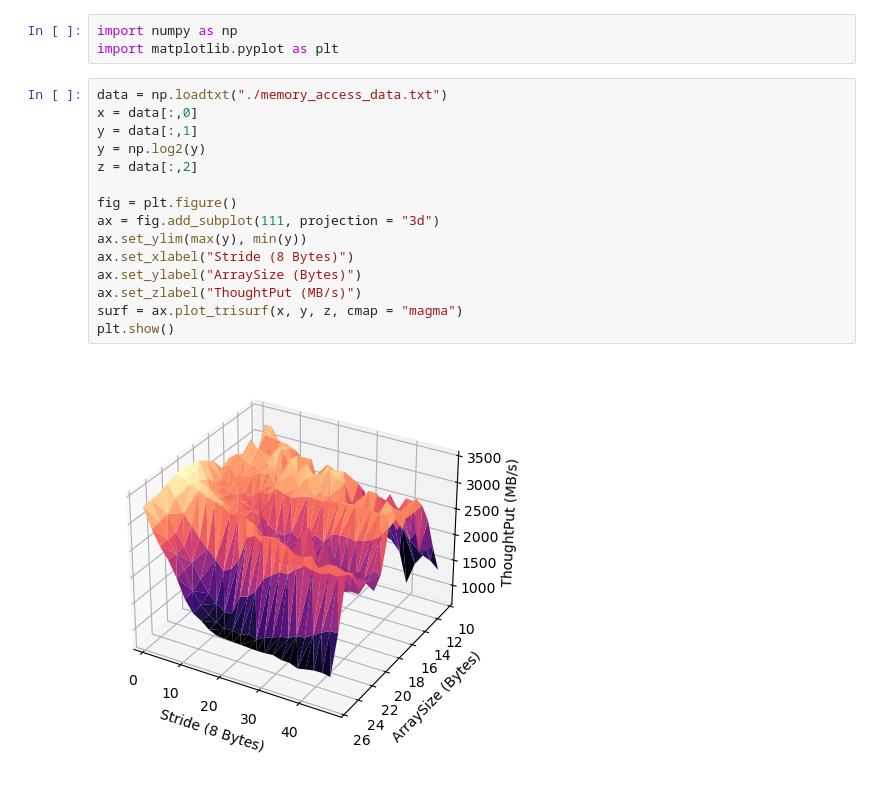
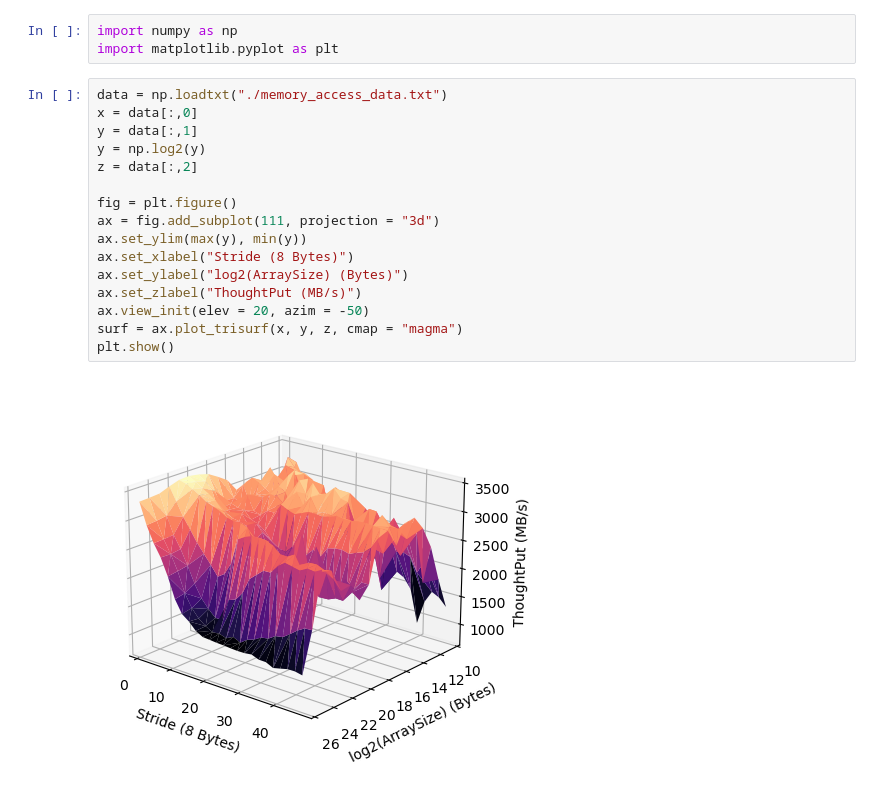
Before and after one commit to cthye/System_Profiler, a Jupyter notebook: stat/plot.ipynb, the cells around one changed output. Drawn from its saved outputs; the diff is of its cells as text.

Commit message:
update plot

```diff
--- a/stat/plot.ipynb
+++ b/stat/plot.ipynb
@@ -4,19 +4,20 @@ import matplotlib.pyplot as plt
 # %%
 data = np.loadtxt("./memory_access_data.txt")
 x = data[:,0]
 y = data[:,1]
 y = np.log2(y)
 z = data[:,2]
 
 fig = plt.figure()
 ax = fig.add_subplot(111, projection = "3d")
 ax.set_ylim(max(y), min(y))
 ax.set_xlabel("Stride (8 Bytes)")
-ax.set_ylabel("ArraySize (Bytes)")
+ax.set_ylabel("log2(ArraySize) (Bytes)")
 ax.set_zlabel("ThoughtPut (MB/s)")
+ax.view_init(elev = 20, azim = -50)
 surf = ax.plot_trisurf(x, y, z, cmap = "magma")
 plt.show()
 # %% [output]
-[figure, old version]
+[figure, new version]
 # %%
 fig, ax = plt.subplots()
```
Also changed, not shown: parts of 1 cell of this notebook.
